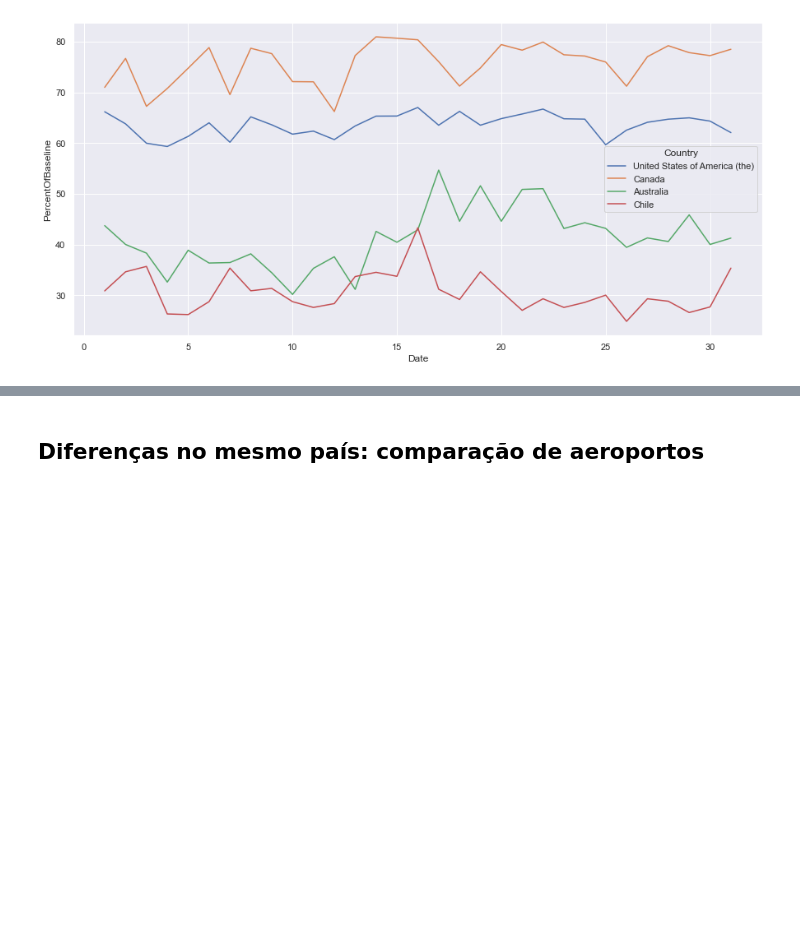
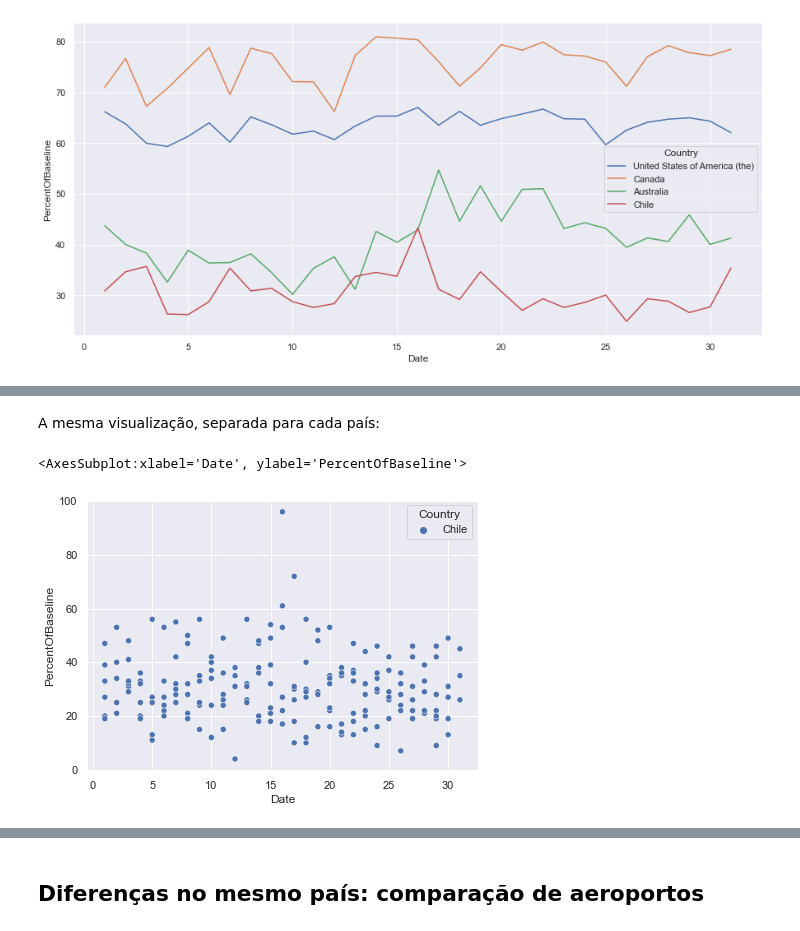
Before and after one commit to liviameinhardt/Analise_dados_trabalho_final, a Jupyter notebook: Analise dos dados e visualizações/analise_airpoirt.ipynb, the cells around one changed output, grey strips where cells are left out. Cells and saved outputs as stored; diff of their text form; code cells hidden in the pictures; blank space fills up the shorter version.

```diff
--- a/Analise dos dados e visualizações/analise_airpoirt.ipynb
+++ b/Analise dos dados e visualizações/analise_airpoirt.ipynb
@@ -137,0 +142,8 @@ OBS: agrupa mesmo dia de cada mês (ou seja, não é uma linha do tempo, mas per
+# %% [markdown]
+A mesma visualização, separada para cada país:
+# %%
+sns.set(rc={'figure.figsize':(7,5)})
+sns.scatterplot(x=day, y='PercentOfBaseline', hue = 'Country',data= df.loc[df.Country.isin(["Chile"])])
+# %% [output]
+<AxesSubplot:xlabel='Date', ylabel='PercentOfBaseline'>
+[figure, added]
```
Also changed, not shown: parts of 20 cells of this notebook.
